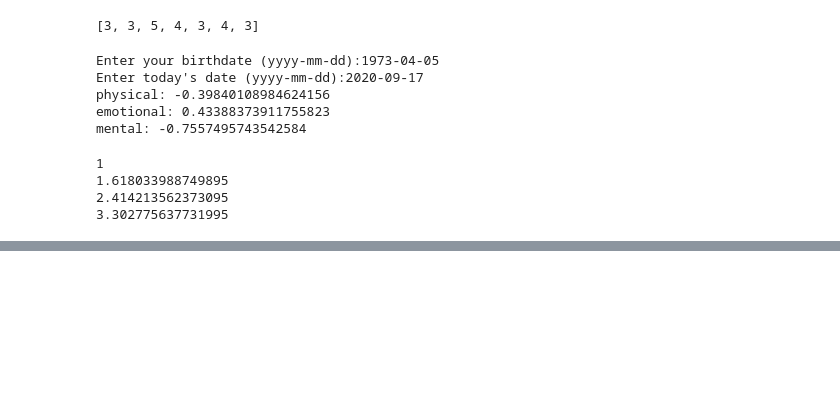
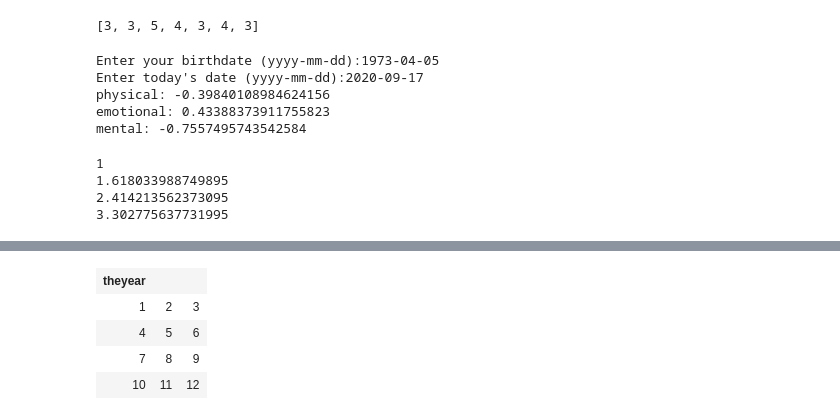
Before and after one commit to Unilmalas/TextAI, a Jupyter notebook: snippets 38.ipynb, the cells around one changed output, grey strips where cells are left out. Drawn from its saved outputs; the diff is of its cells as text; code cells hidden in the pictures; blank space fills up the shorter version.

```diff
--- a/snippets 38.ipynb
+++ b/snippets 38.ipynb
@@ -733,0 +857,32 @@ if __name__ == "__main__":
+# %%
+# table display
+from IPython.core.display import display, HTML
+
+def tblo(width=3):
+    '''table output'''
+    v = []
+    a = v.append
+    width = max(width, 1)
+    a('<table border="0" cellpadding="0" cellspacing="0" class="%s">' % '2020')
+    a('\n')
+    a('<tr><th colspan="%d" class="%s">%s</th></tr>' % (width, '2020', 'theyear'))
+    for i in range(1, 1+12, width):
+        # months in this row
+        months = range(i, min(i+width, 13))
+        a('<tr>')
+        for m in months:
+            a('<td>')
+            a(str(m))
+            a('</td>')
+        a('</tr>')
+    a('</table>')
+    return ''.join(v)
+
+if __name__ == "__main__":
+    display(HTML('<html>' + tblo() + '</html>'))
+# %% [output]
+| theyear |  |  |
+| 1 | 2 | 3 |
+| 4 | 5 | 6 |
+| 7 | 8 | 9 |
+| 10 | 11 | 12 |
```
Also changed, not shown: parts of 5 cells of this notebook.
